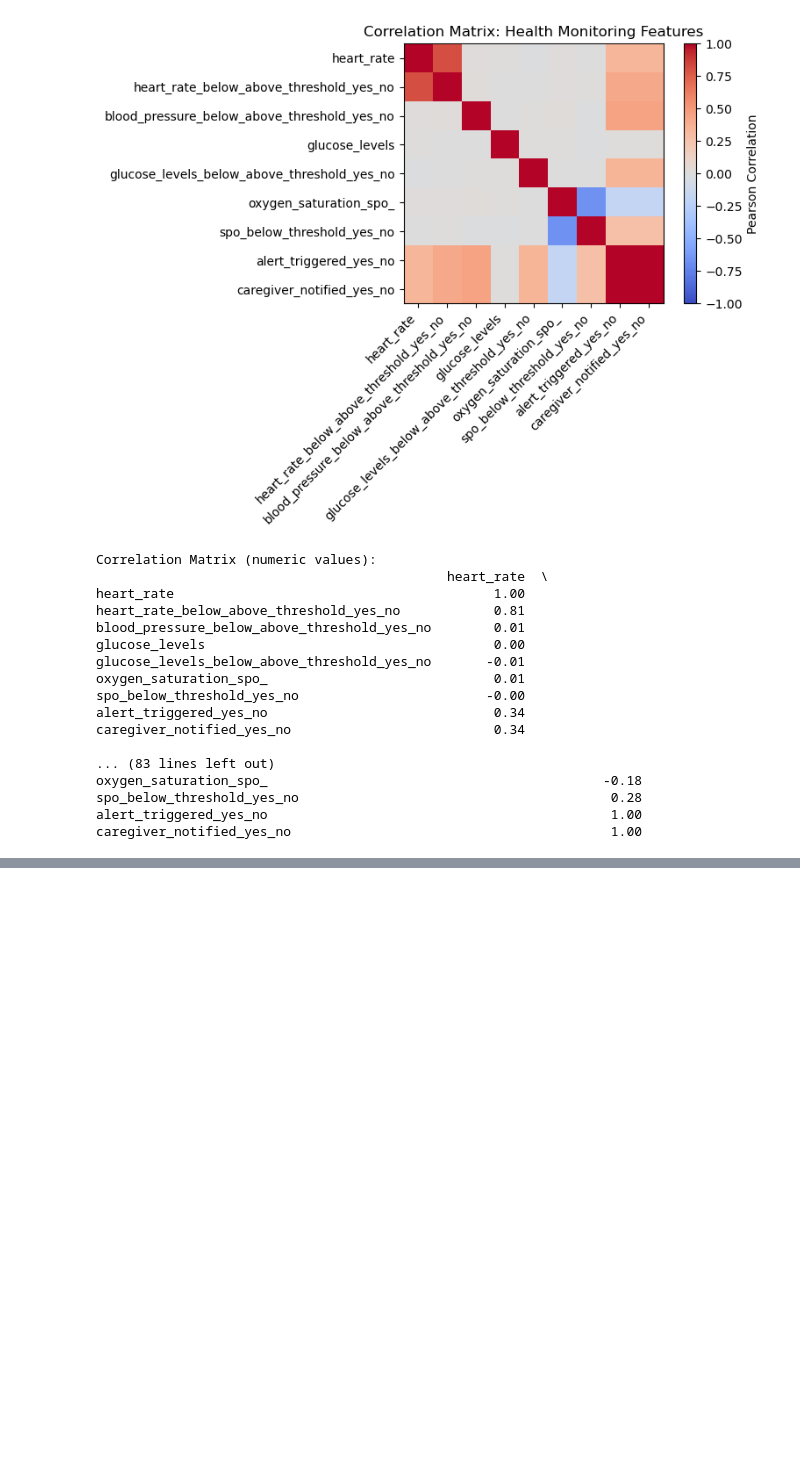
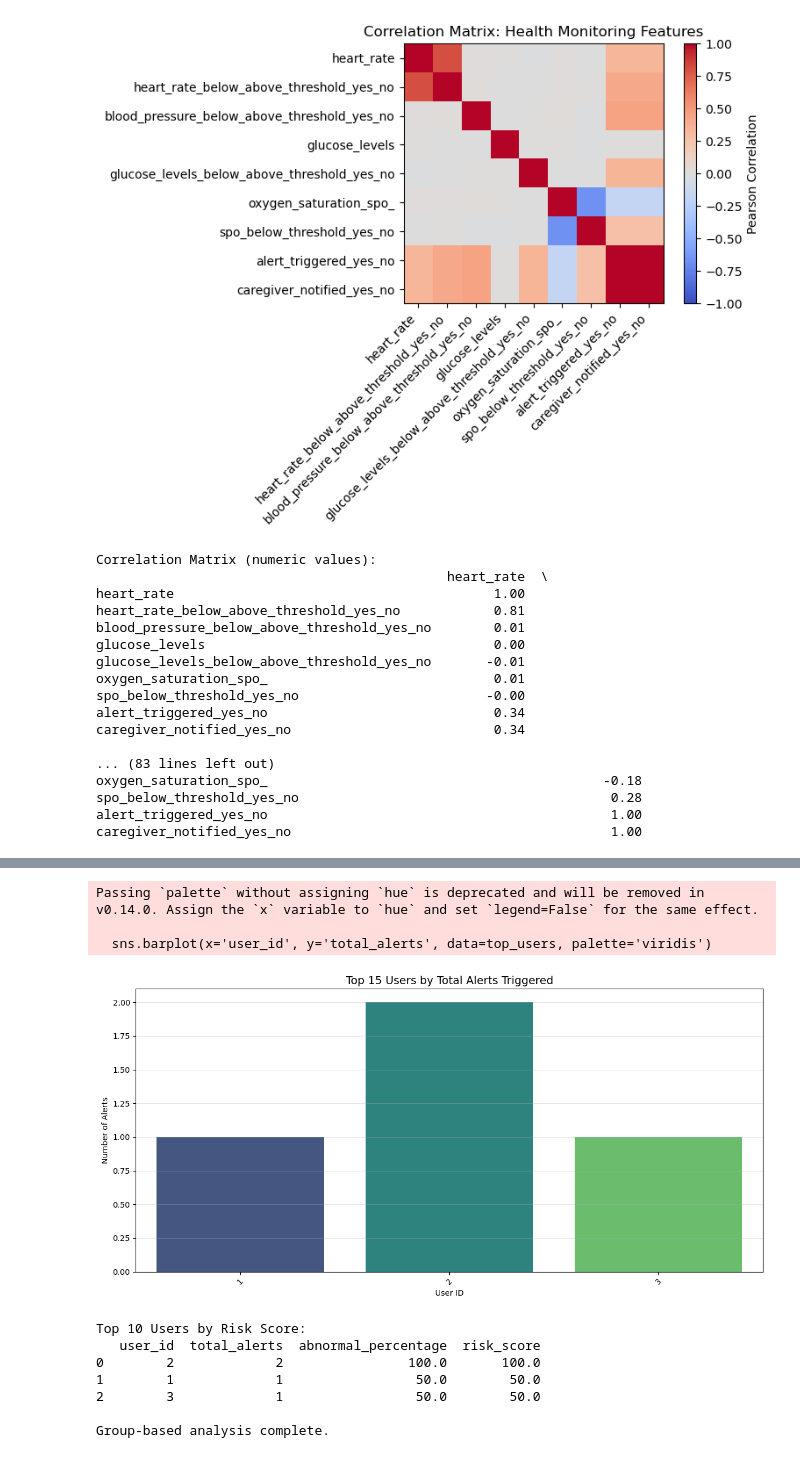
Before and after one commit to VysakhM7/cognitive-wellness-monitoring, a Jupyter notebook: Jupyter Noteboook.ipynb, the cells around one changed output, grey strips where cells are left out. Drawn from its saved outputs; the diff is of its cells as text; code cells hidden in the pictures; blank space fills up the shorter version.

```diff
--- a/Jupyter Noteboook.ipynb
+++ b/Jupyter Noteboook.ipynb
@@ -521,0 +1261,67 @@ caregiver_notified_yes_no                                         1.00
+# %%
+# Import necessary libraries
+import pandas as pd
+import numpy as np
+import matplotlib.pyplot as plt
+import seaborn as sns
+
+# Make sure timestamp is in datetime format
+health['timestamp'] = pd.to_datetime(health['timestamp'])
+
+# Check available columns
+print("Available columns:", health.columns.tolist())
+
+# Create simulated user_id if not present
+if 'user_id' not in health.columns:
+    print("No user_id column found. Creating a simulated user_id based on day of month.")
+    health['user_id'] = health['timestamp'].dt.day
+
+# Group-based Analysis
+print("\n--- GROUP-BASED ANALYSIS ---")
+
+# 1. Total alerts triggered by user
+alerts_by_user = health.groupby('user_id')['alert_triggered_yes_no'].apply(
+    lambda x: (x == 'Yes').sum()
+).sort_values(ascending=False).reset_index(name='total_alerts')
+
+# 2. Percentage of abnormal readings (alerts) by user
+abnormal_pct_by_user = health.groupby('user_id')['alert_triggered_yes_no'].apply(
+    lambda x: (x == 'Yes').mean() * 100
+).sort_values(ascending=False).reset_index(name='abnormal_percentage')
+
+# 3. Merge the results
+user_summary = pd.merge(alerts_by_user, abnormal_pct_by_user, on='user_id')
+
+# 4. Add count of records per user
+records_by_user = health.groupby('user_id').size().reset_index(name='record_count')
+user_summary = pd.merge(user_summary, records_by_user, on='user_id')
+
+# Display the top users at risk
+print("\nTop 10 Users by Alert Count:")
+print(user_summary.sort_values('total_alerts', ascending=False).head(10))
+
+# Create bar chart: users vs total alerts triggered
+plt.figure(figsize=(12, 6))
+top_users = user_summary.sort_values('total_alerts', ascending=False).head(15)
+sns.barplot(x='user_id', y='total_alerts', data=top_users, palette='viridis')
+plt.title('Top 15 Users by Total Alerts Triggered', fontsize=14)
+plt.xlabel('User ID')
+plt.ylabel('Number of Alerts')
+plt.xticks(rotation=45)
+plt.grid(axis='y', alpha=0.3)
+plt.tight_layout()
+plt.show()
+
+# Create a risk score for each user
+user_summary['risk_score'] = (
+    0.5 * (user_summary['abnormal_percentage'] / user_summary['abnormal_percentage'].max()) +
+    0.5 * (user_summary['total_alerts'] / user_summary['total_alerts'].max())
+) * 100  # Scale to 0-100
+
+# Display users with highest risk scores
+print("\nTop 10 Users by Risk Score:")
+print(user_summary.sort_values('risk_score', ascending=False)[['user_id', 'total_alerts',
+                                                              'abnormal_percentage', 'risk_score']].head(10))
+
+print("\nGroup-based analysis complete.")
+# %% [output]
@@ -521,0 +1338,11 @@ caregiver_notified_yes_no                                         1.00
+Passing `palette` without assigning `hue` is deprecated and will be removed in v0.14.0. Assign the `x` variable to `hue` and set `legend=False` for the same effect.
+
+  sns.barplot(x='user_id', y='total_alerts', data=top_users, palette='viridis')
+[figure, added]
+Top 10 Users by Risk Score:
+   user_id  total_alerts  abnormal_percentage  risk_score
+0        2             2                100.0       100.0
+1        1             1                 50.0        50.0
+2        3             1                 50.0        50.0
+
+Group-based analysis complete.
```
Also changed, not shown: parts of 13 cells of this notebook.
